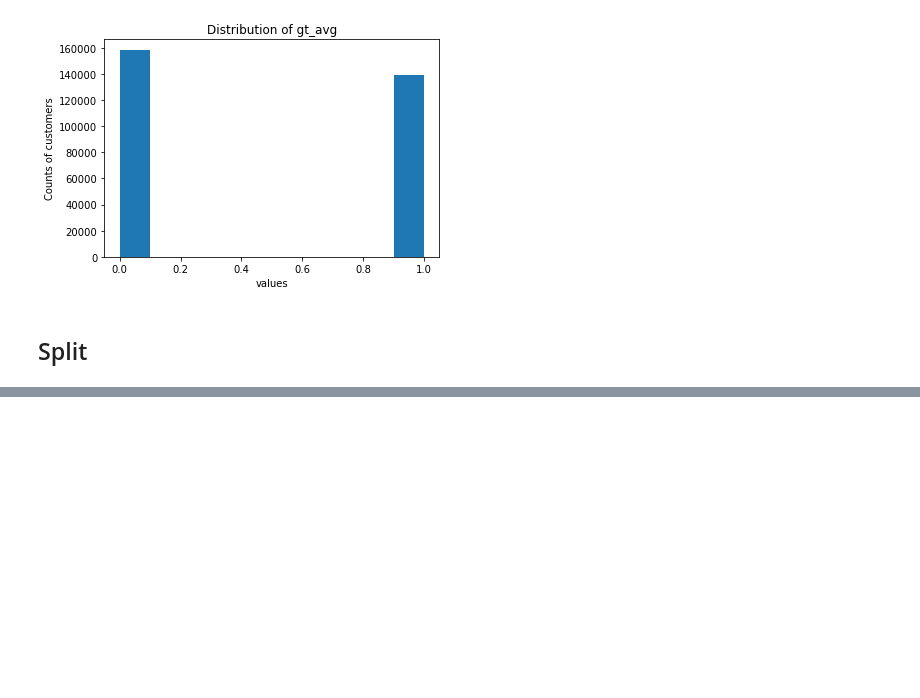
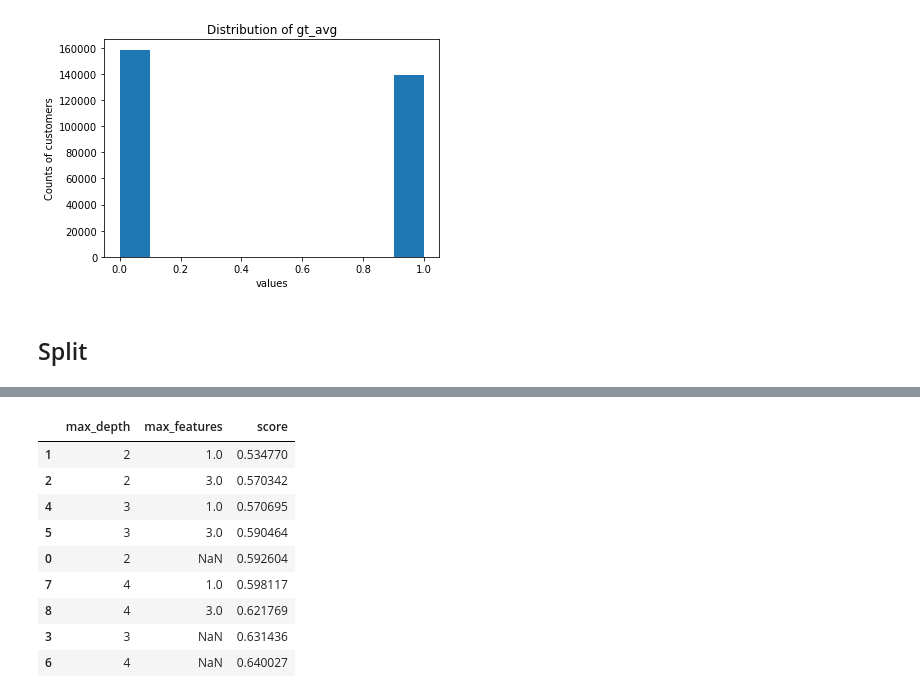
Before and after one commit to cindyvillanuevads/advanced-topics, a Jupyter notebook: cross_validation.ipynb, the cells around one changed output, grey strips where cells are left out. Drawn from its saved outputs; the diff is of its cells as text; code cells hidden in the pictures; blank space fills up the shorter version.

```diff
--- a/cross_validation.ipynb
+++ b/cross_validation.ipynb
@@ -165,0 +197,12 @@ pre.distribution(df)
+# %%
+from sklearn.model_selection import GridSearchCV
+
+#specify the parameters we wish to use as a dictionary, then use that dictionary when we create the class.
+params = {'max_depth': [2, 3, 4],
+          'max_features': [None, 1, 3]}
+
+tree = DecisionTreeClassifier()
+
+grid = GridSearchCV(tree, params, cv=3)
+
+grid.fit(X_train, y_train)
@@ -165,0 +212,4 @@ pre.distribution(df)
+# %%
+#see the cross validation results in the cv_results_ property of the object we created.
+results = grid.cv_results_
+results.keys()
@@ -165,0 +218,4 @@ pre.distribution(df)
+# %%
+# I will use mean_test_score
+test_scores = results['mean_test_score']
+test_scores
@@ -165,0 +225,3 @@ pre.distribution(df)
+# %%
+params = results['params']
+params
@@ -165,0 +238,17 @@ pre.distribution(df)
+# %%
+#We can combine these features together into a data frame to see how our different models perform:
+for p, s in zip(params, test_scores):
+    p['score'] = s
+
+pd.DataFrame(params).sort_values(by='score')
+# %% [output]
+|  | max_depth | max_features | score |
+| 1 | 2 | 1.0 | 0.534770 |
+| 2 | 2 | 3.0 | 0.570342 |
+| 4 | 3 | 1.0 | 0.570695 |
+| 5 | 3 | 3.0 | 0.590464 |
+| 0 | 2 | NaN | 0.592604 |
+| 7 | 4 | 1.0 | 0.598117 |
+| 8 | 4 | 3.0 | 0.621769 |
+| 3 | 3 | NaN | 0.631436 |
+| 6 | 4 | NaN | 0.640027 |
```
Also changed, not shown: parts of 13 cells of this notebook.
